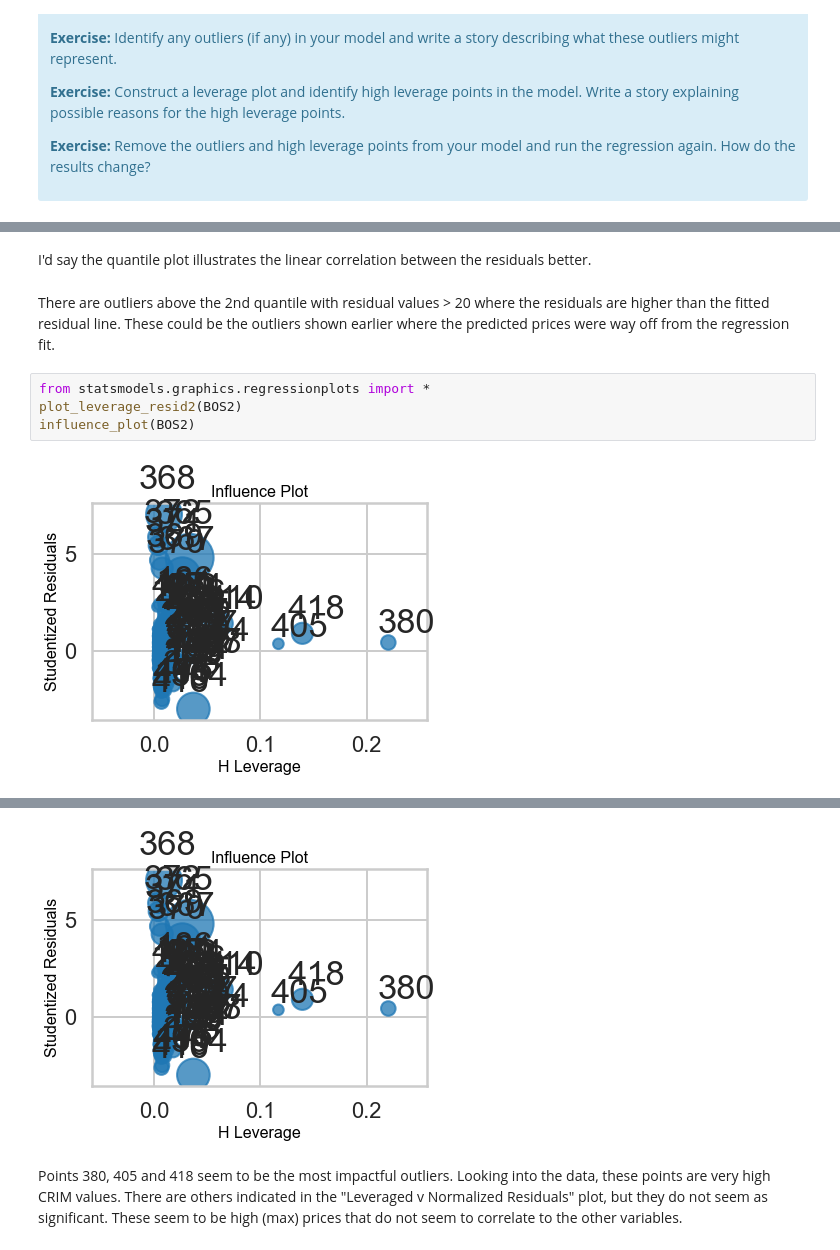
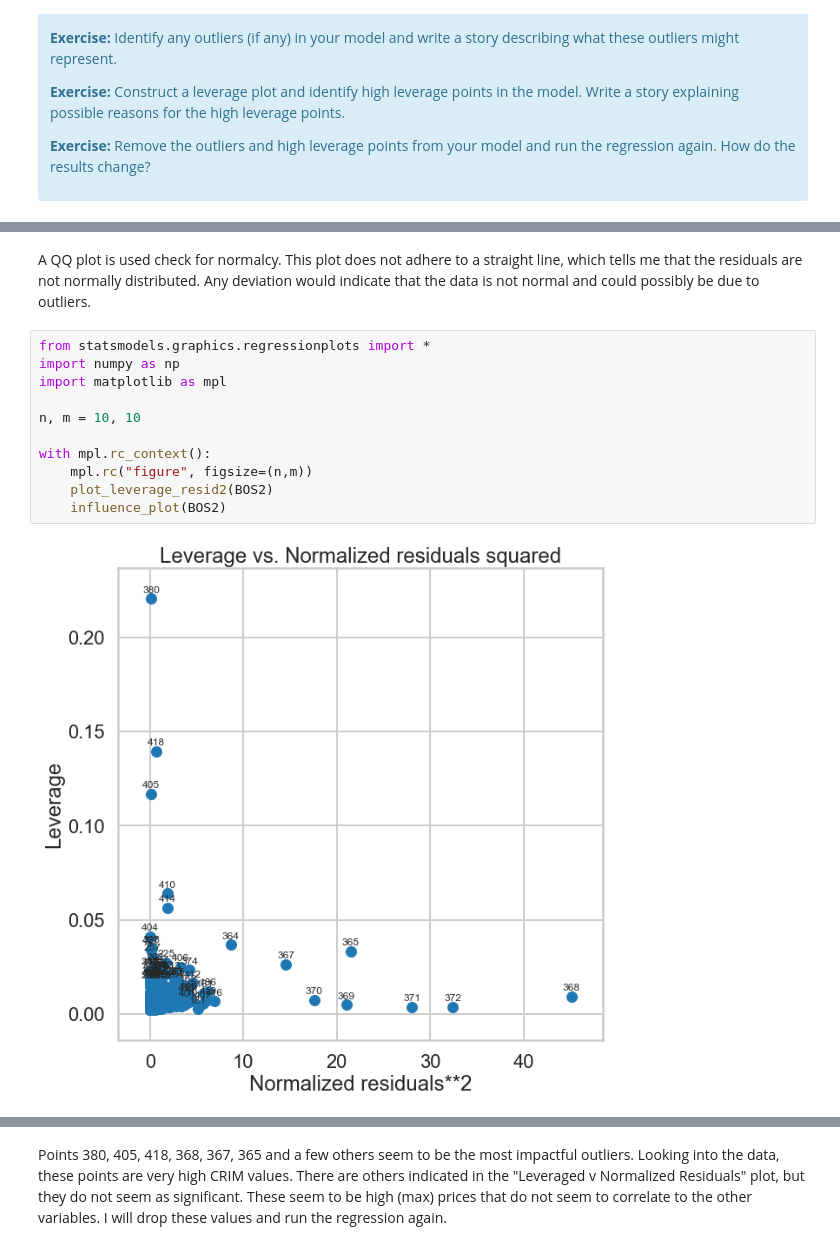
Before and after one commit to ammadatuy/Mini_Projects, a Jupyter notebook: Linear Regression Mini-Project/Mini_Project_Linear_Regression.ipynb, the cells around one changed output, grey strips where cells are left out. Saved outputs shown, nothing was run; the diff lists cells and outputs as text.

```diff
--- a/Linear Regression Mini-Project/Mini_Project_Linear_Regression.ipynb
+++ b/Linear Regression Mini-Project/Mini_Project_Linear_Regression.ipynb
@@ -940,10 +1024,15 @@ pylab.show()
-# %% [markdown]
-I'd say the quantile plot illustrates the linear correlation between the residuals better.
-# %% [markdown]
-There are outliers above the 2nd quantile with residual values > 20 where the residuals are higher than the fitted residual line. These could be the outliers shown earlier where the predicted prices were way off from the regression fit.
+# %% [markdown]
+A QQ plot is used check for normalcy. This plot does not adhere to a straight line, which tells me that the residuals are not normally distributed. Any deviation would indicate that the data is not normal and could possibly be due to outliers.
 # %%
 from statsmodels.graphics.regressionplots import *
-plot_leverage_resid2(BOS2)
-influence_plot(BOS2)
+import numpy as np
+import matplotlib as mpl
+
+n, m = 10, 10
+
+with mpl.rc_context():
+    mpl.rc("figure", figsize=(n,m))
+    plot_leverage_resid2(BOS2)
+    influence_plot(BOS2)
 # %% [output]
-[figure, old version]
+[figure, new version]
@@ -951,4 +1040,3 @@ influence_plot(BOS2)
-[figure, removed]
 # %% [markdown]
-Points 380, 405 and 418 seem to be the most impactful outliers. Looking into the data, these points are very high CRIM values. There are others indicated in the "Leveraged v Normalized Residuals" plot, but they do not seem as significant. These seem to be high (max) prices that do not seem to correlate to the other variables.
+Points 380, 405, 418, 368, 367, 365 and a few others seem to be the most impactful outliers. Looking into the data, these points are very high CRIM values. There are others indicated in the "Leveraged v Normalized Residuals" plot, but they do not seem as significant. These seem to be high (max) prices that do not seem to correlate to the other variables. I will drop these values and run the regression again.
 # %%
```
Also changed, not shown: parts of 23 cells of this notebook.
